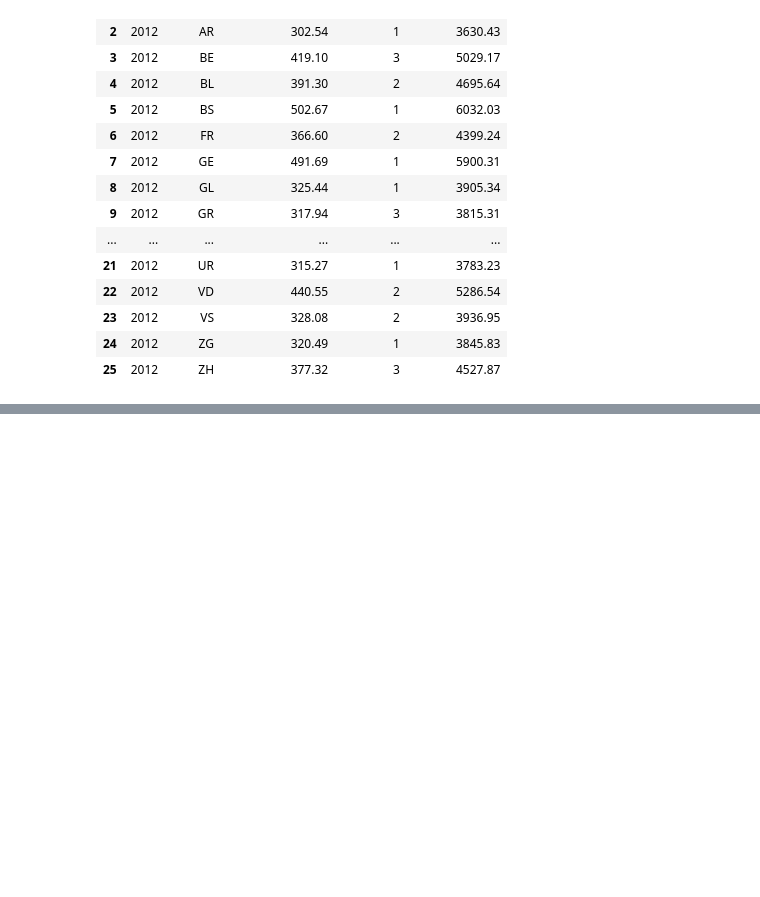
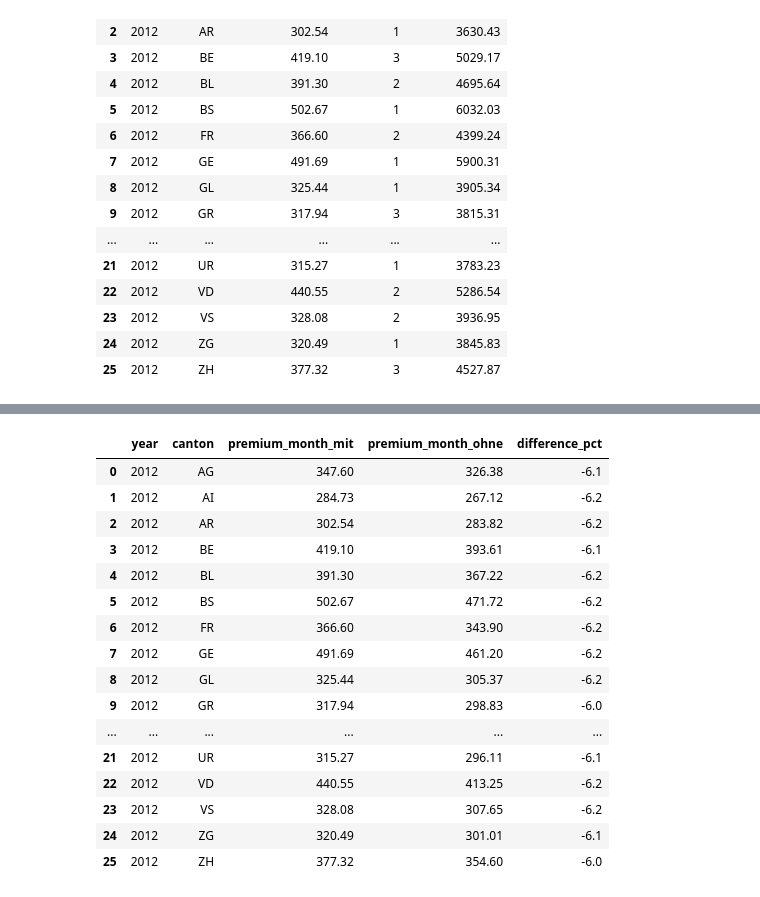
Before and after one commit to carya0001/CIP-project, a Jupyter notebook: notebooks/priminfo_pdf_scraping.ipynb, the cells around one changed output, grey strips where cells are left out. Cells and saved outputs as stored; diff of their text form; code cells hidden in the pictures; blank space fills up the shorter version.

Commit message:
Add canton premiums without accident cover

```diff
--- a/notebooks/priminfo_pdf_scraping.ipynb
+++ b/notebooks/priminfo_pdf_scraping.ipynb
@@ -846,0 +852,58 @@ year
+# %%
+# Step 9.1: Comparison without accident cover
+# Same method as Step 9, only REF_ACCIDENT_COMPARE = "ohne_unfall".
+# Needs Step 9 to have run before (it uses premiums_all, the other REF_ settings and per_canton)
+
+REF_ACCIDENT_COMPARE = "ohne_unfall"   # without accident cover
+
+# Filter: standard model, adults, CHF 300, but WITHOUT accident cover
+ref_ohne = premiums_all[
+    (premiums_all["model"] == REF_MODEL)
+    & (premiums_all["age_group"] == REF_AGE)
+    & (premiums_all["deductible"] == REF_DEDUCTIBLE)
+    & (premiums_all["accident"] == REF_ACCIDENT_COMPARE)
+]
+print("[filter] rows without accident cover:", len(ref_ohne))
+
+# Average 1: over insurers within each region (exactly as in Step 9).
+per_region_ohne = (
+    ref_ohne.groupby(["year", "canton", "region"], as_index=False)
+            .agg(premium_month=("premium_month", "mean"))
+)
+
+# Average 2: over the regions of each canton.
+per_canton_ohne = (
+    per_region_ohne.groupby(["year", "canton"], as_index=False)
+                   .agg(premium_month=("premium_month", "mean"),
+                        n_regions=("region", "nunique"))
+)
+per_canton_ohne["premium_year"] = (per_canton_ohne["premium_month"] * 12).round(2)
+per_canton_ohne["premium_month"] = per_canton_ohne["premium_month"].round(2)
+
+# Check: 26 cantons per year?
+print("\n[check] cantons per year (should be 26):")
+print(per_canton_ohne.groupby("year")["canton"].nunique().to_string())
+
+# Save under a DIFFERENT name, so the main file from Step 9 is not overwritten.
+CANTON_FILE_OHNE = PROCESSED_DIR / "priminfo_premiums_per_canton_ohne_unfall.csv"
+per_canton_ohne.to_csv(CANTON_FILE_OHNE, index=False, encoding="utf-8")
+print("\n[saved]", CANTON_FILE_OHNE)
+
+# Comparison: with vs. without accident cover
+# merge puts both tables side by side, matched by year and canton (like a join in Excel)
+# suffixes adds "_mit" and "_ohne" to the column names, so we can tell them apart
+compare = per_canton.merge(per_canton_ohne, on=["year", "canton"], suffixes=("_mit", "_ohne"))
+
+# How much cheaper is "without accident cover", in percent?
+compare["difference_pct"] = ((compare["premium_month_ohne"] / compare["premium_month_mit"] - 1) * 100).round(1)
+
+print("\n[compare] same ranking of cantons? (1.0 = identical order)")
+for year, group in compare.groupby("year"):
+    # rank() turns premiums into places (1 = cheapest ... 26 = most expensive).
+    # corr() then compares the two rankings: 1.0 = exactly the same order.
+    # (This is the Spearman correlation, calculated without the extra library scipy.)
+    same_order = group["premium_month_mit"].rank().corr(group["premium_month_ohne"].rank())
+    print(f"   {year}: {same_order:.3f}")
+
+compare[["year", "canton", "premium_month_mit", "premium_month_ohne", "difference_pct"]].head(26)
+# %% [output]
@@ -846,0 +927,17 @@ year
+|  | year | canton | premium_month_mit | premium_month_ohne | difference_pct |
+| 0 | 2012 | AG | 347.60 | 326.38 | -6.1 |
+| 1 | 2012 | AI | 284.73 | 267.12 | -6.2 |
+| 2 | 2012 | AR | 302.54 | 283.82 | -6.2 |
+| 3 | 2012 | BE | 419.10 | 393.61 | -6.1 |
+| 4 | 2012 | BL | 391.30 | 367.22 | -6.2 |
+| 5 | 2012 | BS | 502.67 | 471.72 | -6.2 |
+| 6 | 2012 | FR | 366.60 | 343.90 | -6.2 |
+| 7 | 2012 | GE | 491.69 | 461.20 | -6.2 |
+| 8 | 2012 | GL | 325.44 | 305.37 | -6.2 |
+| 9 | 2012 | GR | 317.94 | 298.83 | -6.0 |
+| ... | ... | ... | ... | ... | ... |
+| 21 | 2012 | UR | 315.27 | 296.11 | -6.1 |
+| 22 | 2012 | VD | 440.55 | 413.25 | -6.2 |
+| 23 | 2012 | VS | 328.08 | 307.65 | -6.2 |
+| 24 | 2012 | ZG | 320.49 | 301.01 | -6.1 |
+| 25 | 2012 | ZH | 377.32 | 354.60 | -6.0 |
```
Also changed, not shown: parts of 2 cells of this notebook, 1 other file.
